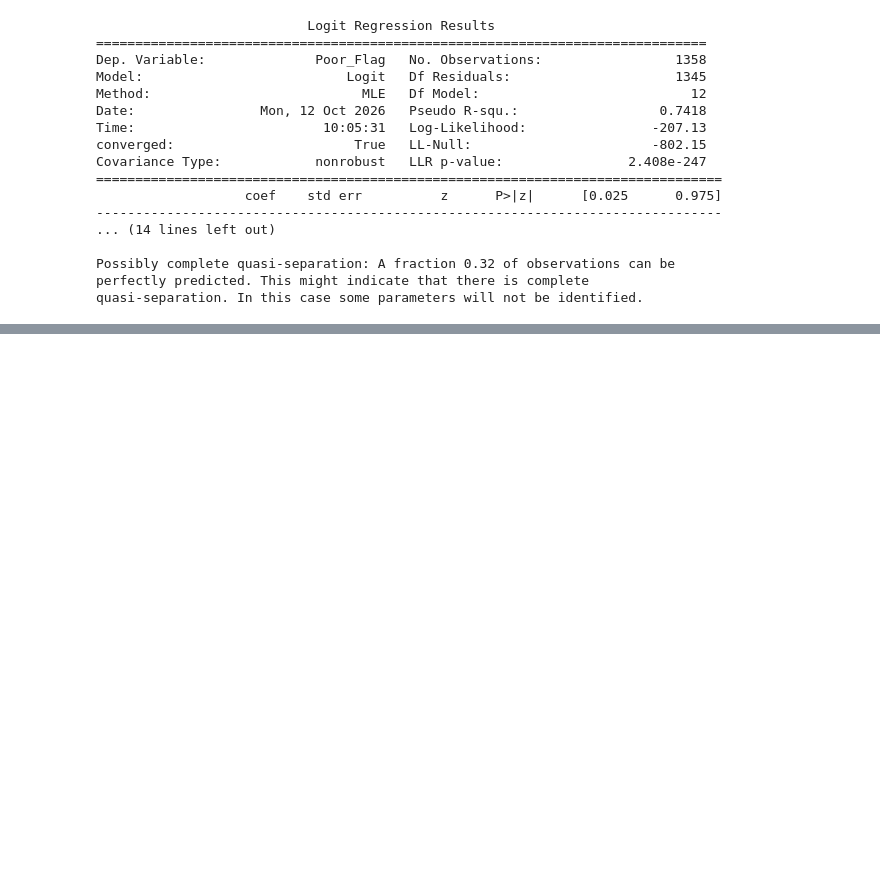
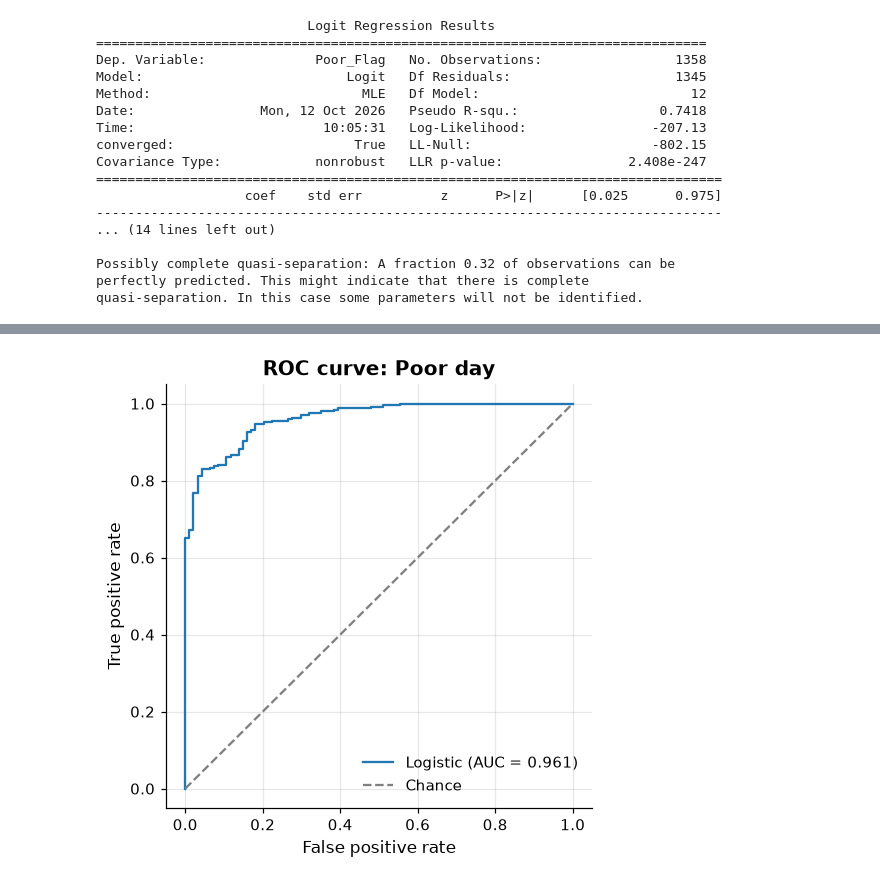
Before and after one commit to forgeth2006/aqi-predictive-analytics, a Jupyter notebook: notebooks/04_classification.ipynb, the cells around one changed output, grey strips where cells are left out. Cells and saved outputs as stored; diff of their text form; code cells hidden in the pictures; blank space fills up the shorter version.

Commit message:
m1: logistic evaluation, ROC and Hosmer-Lemeshow

```diff
--- a/notebooks/04_classification.ipynb
+++ b/notebooks/04_classification.ipynb
@@ -59,3 +59,12 @@ Covariance Type:            nonrobust   LLR p-value:                2.408e-247
 Possibly complete quasi-separation: A fraction 0.32 of observations can be
 perfectly predicted. This might indicate that there is complete
 quasi-separation. In this case some parameters will not be identified.
+# %%
+p_te = logit.predict(sm.add_constant(X_te))
+pred_te = (p_te >= 0.5).astype(int)
+print(pd.DataFrame(confusion_matrix(y_te, pred_te),
+                   index=["Actual not Poor", "Actual Poor"],
+                   columns=["Pred not Poor", "Pred Poor"]))
+m = classification_metrics(y_te, pred_te, p_te)
+m["Gini"] = 2 * m["ROC_AUC"] - 1
+print({k: round(v, 3) for k, v in m.items()})
@@ -61,0 +109,10 @@ quasi-separation. In this case some parameters will not be identified.
+# %%
+fpr, tpr, _ = roc_curve(y_te, p_te)
+fig, ax = plt.subplots(figsize=(5, 5))
+ax.plot(fpr, tpr, label=f"Logistic (AUC = {roc_auc_score(y_te, p_te):.3f})")
+ax.plot([0, 1], [0, 1], "--", color="grey", label="Chance")
+ax.set(title="ROC curve: Poor day", xlabel="False positive rate", ylabel="True positive rate")
+ax.legend()
+plt.show()
+# %% [output]
+[figure, added]
```
Also changed, not shown: parts of 5 cells of this notebook.
